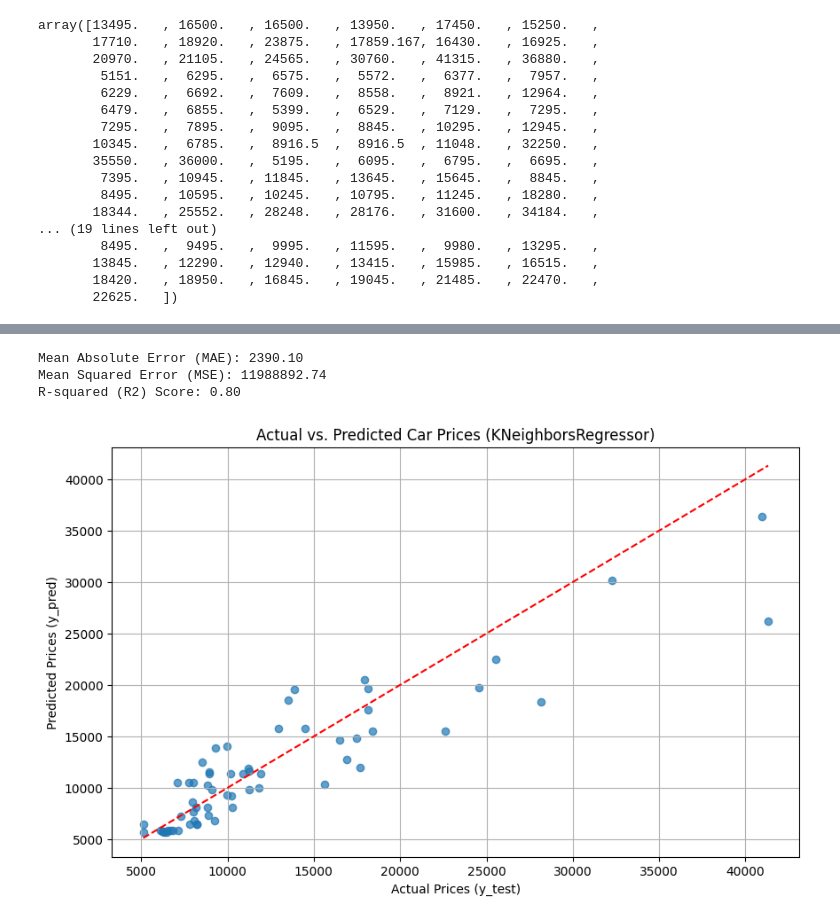
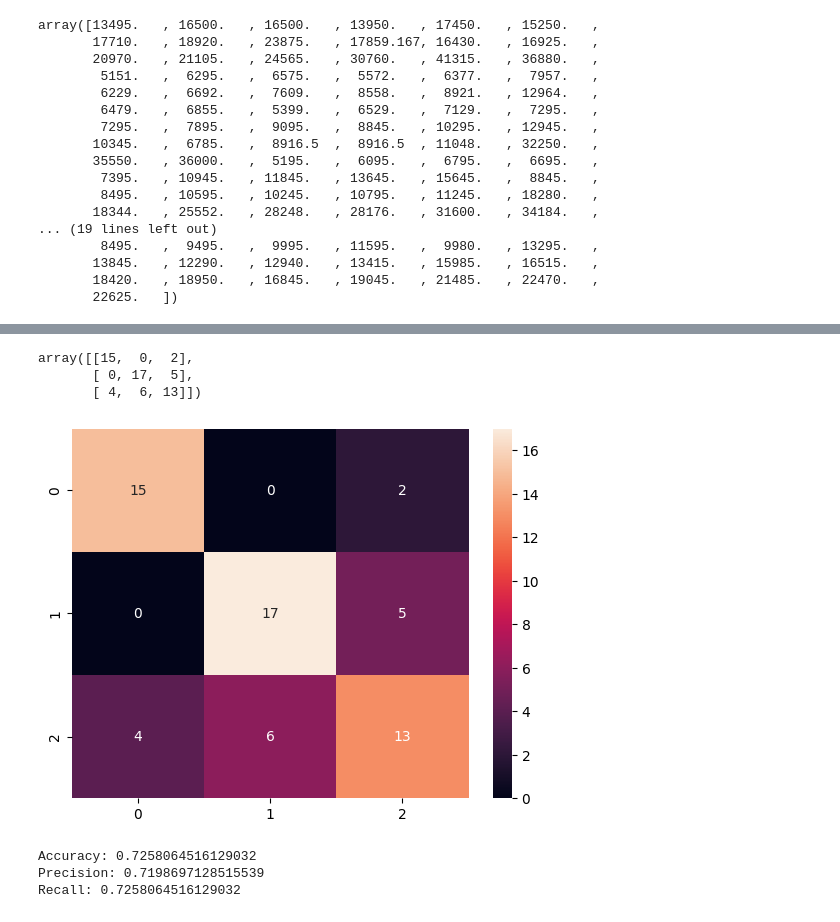
Before and after one commit to Soumi-Das02/FSP, a Jupyter notebook: CarPrice_assignment.ipynb, the cells around one changed output, grey strips where cells are left out. Saved outputs shown, nothing was run; the diff lists cells and outputs as text; code cells hidden in the pictures.

```diff
--- a/CarPrice_assignment.ipynb
+++ b/CarPrice_assignment.ipynb
@@ -87,3 +77,11 @@ array([13495.   , 16500.   , 16500.   , 13950.   , 17450.   , 15250.   ,
        13845.   , 12290.   , 12940.   , 13415.   , 15985.   , 16515.   ,
        18420.   , 18950.   , 16845.   , 19045.   , 21485.   , 22470.   ,
        22625.   ])
+# %%
+from sklearn.preprocessing import LabelEncoder
+import pandas as pd
+
+y= pd.qcut(price, q=3, labels=['low', 'medium', 'high'])
+y_en= LabelEncoder()
+y = y_en.fit_transform(y)
+y
@@ -90,7 +99,8 @@ array([13495.   , 16500.   , 16500.   , 13950.   , 17450.   , 15250.   ,
 # %%
 from sklearn.preprocessing import LabelEncoder
 en=LabelEncoder()
-x[:,0]=en.fit_transform(x[:,0])
-x[:,1]=en.fit_transform(x[:,1])
+indexes = [0, 1, 2, 3, 4, 5, 6, 12, 13, 15]
+for column in indexes:
+    x[:,column]=en.fit_transform(x[:,column])
 x
 # %% [output]
@@ -159,5 +151,5 @@ array([[ 0.32879797, -0.71720687,  0.70033658,  1.03638566],
 # %%
-from sklearn.neighbors import KNeighborsRegressor
-knn_regressor=KNeighborsRegressor()
-knn_regressor.fit(x_train,y_train)
+from sklearn.neighbors import KNeighborsClassifier
+knn_classifier=KNeighborsClassifier()
+knn_classifier.fit(x_train,y_train)
 # %% [output]
@@ -165,4 +157,4 @@ KNeighborsRegressor()
 # %%
-y_pred=knn_regressor.predict(x_test)
+y_pred=knn_classifier.predict(x_test)
 y_pred
 # %% [output]
@@ -194,33 +170,20 @@ array([ 6669. ,  7999. ,  6338. ,  8916.5, 10295. , 25552. ,  8249. ,
-# %%
-from sklearn.metrics import mean_absolute_error, mean_squared_error, r2_score
-
-# Calculate Mean Absolute Error (MAE)
-mae = mean_absolute_error(y_test, y_pred)
-
-# Calculate Mean Squared Error (MSE)
-mse = mean_squared_error(y_test, y_pred)
-
-# Calculate R-squared (R2) score
-r2 = r2_score(y_test, y_pred)
-
-# Print the results
-print(f"Mean Absolute Error (MAE): {mae:.2f}")
-print(f"Mean Squared Error (MSE): {mse:.2f}")
-print(f"R-squared (R2) Score: {r2:.2f}")
-# %% [output]
-Mean Absolute Error (MAE): 2390.10
-Mean Squared Error (MSE): 11988892.74
-R-squared (R2) Score: 0.80
-# %%
-import matplotlib.pyplot as plt
-
-plt.figure(figsize=(10, 6))
-plt.scatter(y_test, y_pred, alpha=0.7)
-plt.plot([y_test.min(), y_test.max()], [y_test.min(), y_test.max()], 'r--')
-plt.xlabel('Actual Prices (y_test)')
-plt.ylabel('Predicted Prices (y_pred)')
-plt.title('Actual vs. Predicted Car Prices (KNeighborsRegressor)')
-plt.grid(True)
-plt.show()
-# %% [output]
-[figure, removed]
+# %%
+from sklearn.metrics import confusion_matrix
+import seaborn as sns
+cm=confusion_matrix(y_test,y_pred)
+sns.heatmap(cm,annot=True)
+cm
+# %% [output]
+array([[15,  0,  2],
+       [ 0, 17,  5],
+       [ 4,  6, 13]])
+[figure, added]
+# %%
+from sklearn.metrics import accuracy_score, precision_score, recall_score
+print("Accuracy:",accuracy_score(y_test,y_pred))
+print("Precision:",precision_score(y_test,y_pred, average='weighted', zero_division=0))
+print("Recall:",recall_score(y_test,y_pred, average='weighted', zero_division=0))
+# %% [output]
+Accuracy: 0.7258064516129032
+Precision: 0.7198697128515539
+Recall: 0.7258064516129032
```
Also changed, not shown: parts of 10 cells of this notebook.
